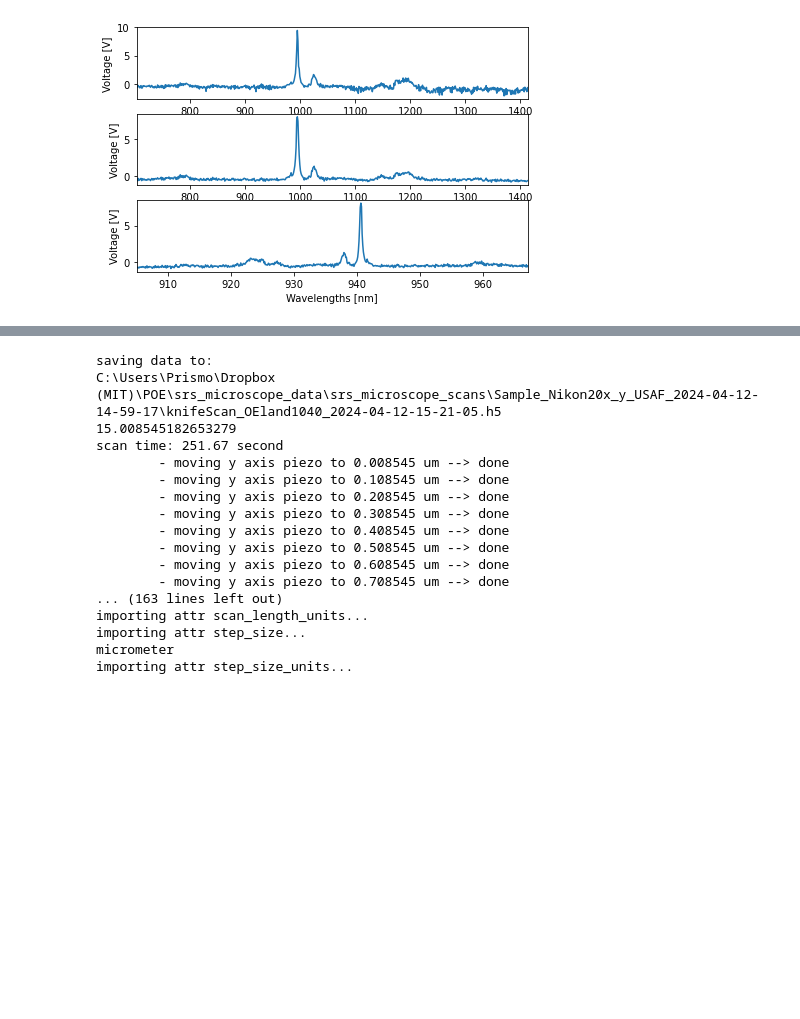
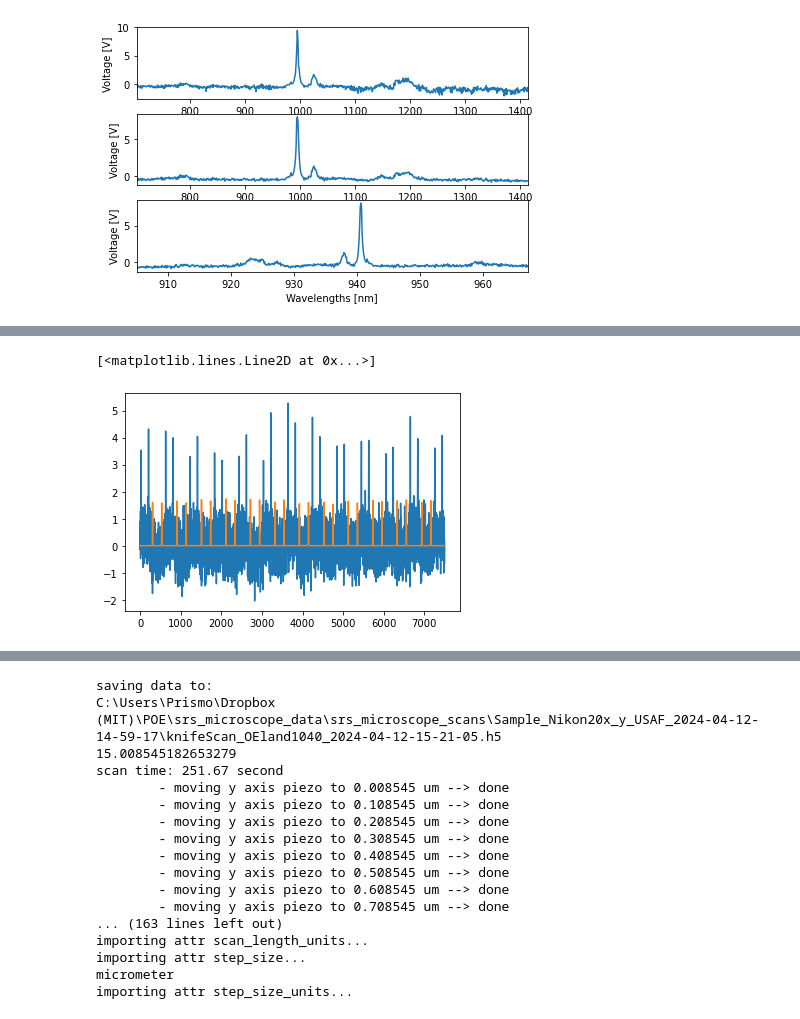
Before and after one commit to eauyehara/experiment_control, a Jupyter notebook: notebooks/srs_microscope.ipynb, the cells around one changed output, grey strips where cells are left out. Cells and saved outputs as stored; diff of their text form; code cells hidden in the pictures; blank space fills up the shorter version.

```diff
--- a/notebooks/srs_microscope.ipynb
+++ b/notebooks/srs_microscope.ipynb
@@ -67,0 +75,11 @@ cam.close()
+# %%
+sample_dir = "polystyrene_20um"
+name = "test_OElandSweep_T_10ms3uV_300s"
+
+t_lia = 10*u.ms
+t_sweep = 300*u.s
+wav_start = 1037.9*u.nm
+wav_stop = 1080*u.nm
+fixed_wav = 950.2*u.nm
+
+ds_spec = continuous_spectrum(t_lia, wav_start, wav_stop, fixed_wav, t_sweep=t_sweep,sample_dir=sample_dir, name=name)
@@ -67,0 +104,7 @@ cam.close()
+# %%
+plt.figure()
+plt.plot(ds_spec['spec'])
+plt.plot(ds_spec['wav_mon'])
+# %% [output]
+[<matplotlib.lines.Line2D at 0x...>]
+[figure, added]
```
Also changed, not shown: parts of 26 cells of this notebook, 2 other files.
